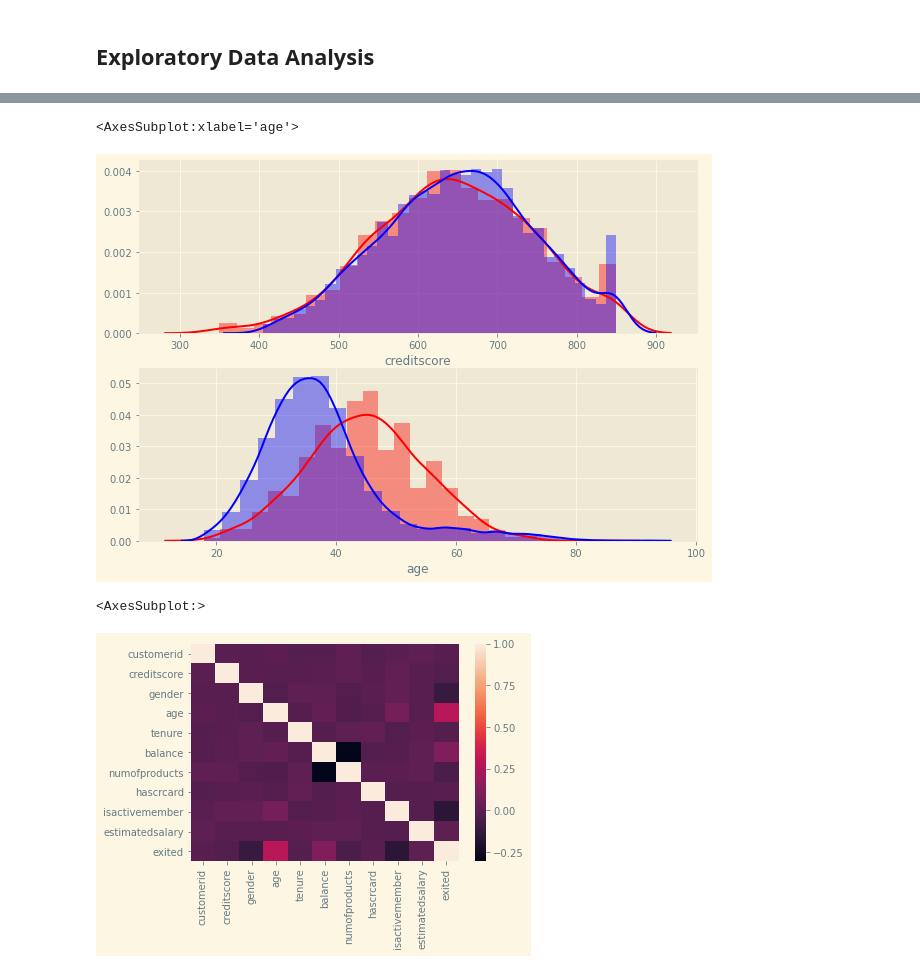
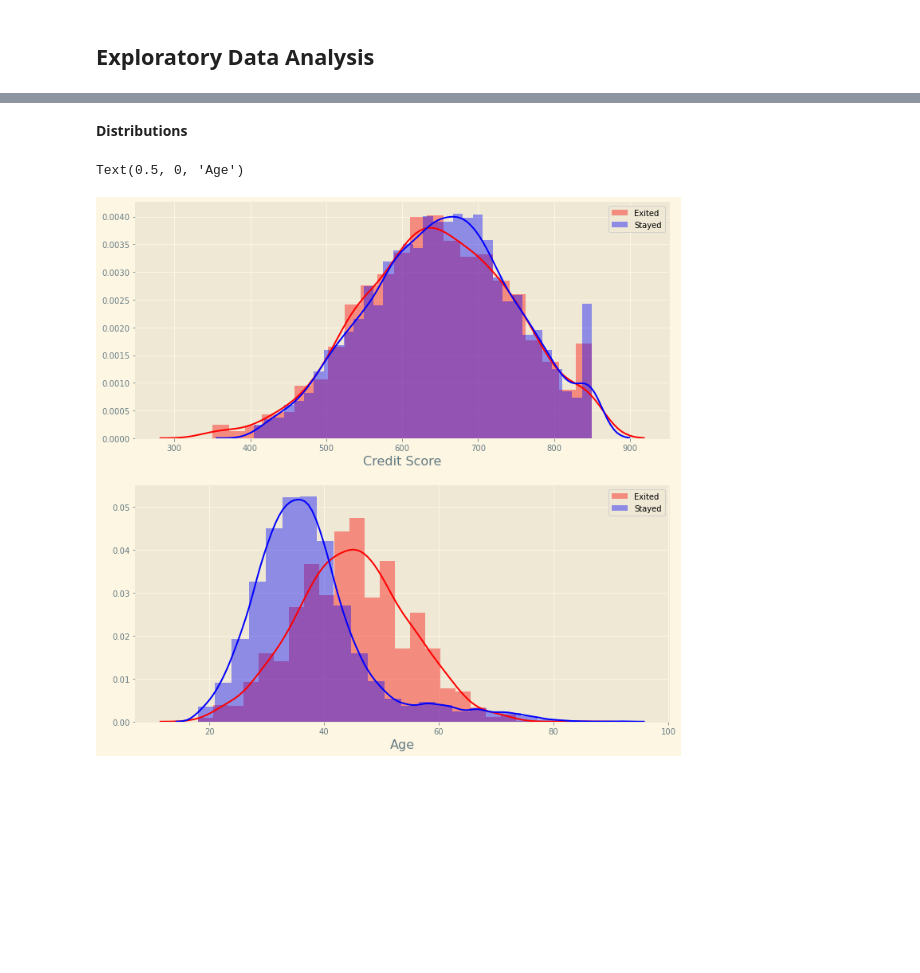
Before and after one commit to KishenSharma6/Bank_Customer_Churn_Analysis, a Jupyter notebook: Project_Codes/02_Exploratory_Data_Analysis/2020_0720_EDA.ipynb, the cells around one changed output, grey strips where cells are left out. Saved outputs shown, nothing was run; the diff lists cells and outputs as text; code cells hidden in the pictures; blank space fills up the shorter version.

Commit message:
Added a few new visuals

```diff
--- a/Project_Codes/02_Exploratory_Data_Analysis/2020_0720_EDA.ipynb
+++ b/Project_Codes/02_Exploratory_Data_Analysis/2020_0720_EDA.ipynb
@@ -76,20 +103,25 @@ ax.get_yaxis().set_major_formatter(plt.FuncFormatter(lambda x, loc: "{:,}".forma
+# %% [markdown]
+**Distributions**
 # %%
 #Create figure
-f, ax = plt.subplots(2,1,figsize = (10,7))
+f, ax = plt.subplots(2,1,figsize = (12,12))
 
 
+#Comapre credit scores of those that exited
 sns.distplot(df.loc[df['exited'] == 1].creditscore, color = 'r',ax=ax[0])
 sns.distplot(df.loc[df['exited'] == 0].creditscore, color = 'b',ax=ax[0])
 
+#Set plot aesthetics
+ax[0].legend(['Exited', 'Stayed'])
+ax[0].set_xlabel('Credit Score', fontsize=16)
+
+#Compare ages of those that exited
 sns.distplot(df.loc[df['exited'] == 1].age, color = 'r',ax=ax[1], bins = 25)
 sns.distplot(df.loc[df['exited'] == 0].age, color = 'b',ax=ax[1], bins = 25)
+
+#Set plot aesthetics
+ax[1].legend(['Exited', 'Stayed'])
+ax[1].set_xlabel('Age', fontsize=16)
 # %% [output]
-<AxesSubplot:xlabel='age'>
+Text(0.5, 0, 'Age')
-[figure, old version]
+[figure, new version]
-# %%
-corr = df.corr()
-
-sns.heatmap(corr)
-# %% [output]
-<AxesSubplot:>
-[figure, removed]
```
Also changed, not shown: parts of 8 cells of this notebook.
